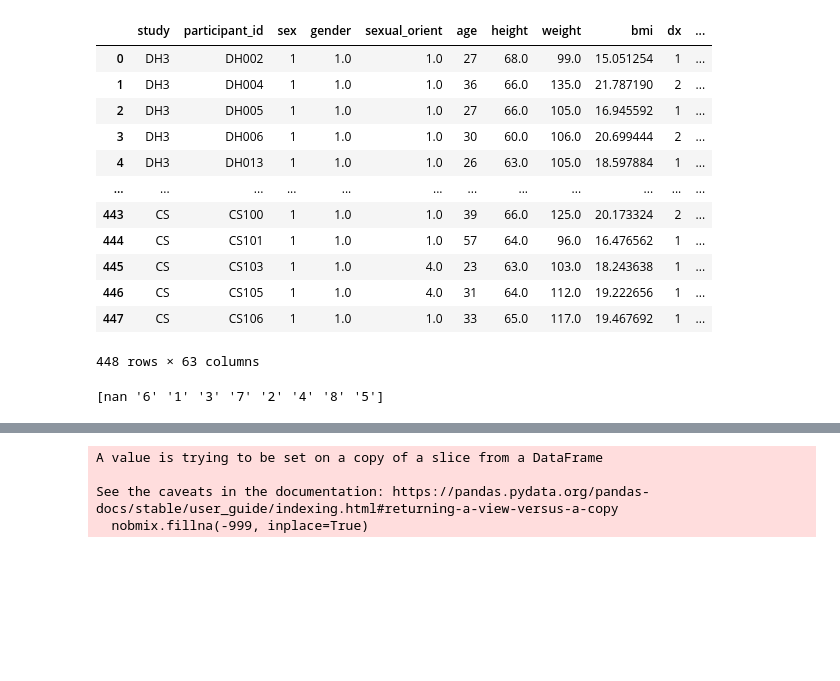
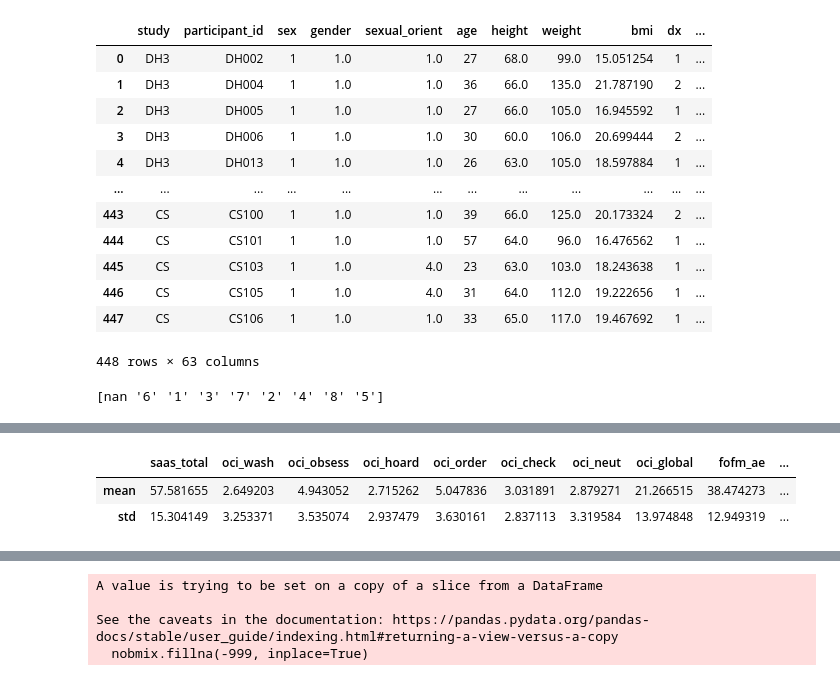
Before and after one commit to cecusack/anaan_ml, a Jupyter notebook: ML Python Code/anaan_machinelearning R&R.ipynb, the cells around one changed output, grey strips where cells are left out. Saved outputs shown, nothing was run; the diff lists cells and outputs as text; code cells hidden in the pictures; blank space fills up the shorter version.

```diff
--- a/ML Python Code/anaan_machinelearning R&R.ipynb
+++ b/ML Python Code/anaan_machinelearning R&R.ipynb
@@ -250,3 +320,50 @@ print(cleandat['income'].unique())
+# %%
+fullresult = cleandat.agg(
+                      {'saas_total':['mean', 'std'],
+                       'oci_wash':['mean', 'std'],
+                       'oci_wash':['mean', 'std'],
+                       'oci_obsess':['mean', 'std'],
+                       'oci_hoard':['mean', 'std'],
+                       'oci_order':['mean', 'std'],
+                       'oci_check':['mean', 'std'],
+                       'oci_neut':['mean', 'std'],
+                       'oci_global':['mean', 'std'],
+                       'fofm_ae':['mean', 'std'],
+                       'fofm_fab':['mean', 'std'],
+                       'fofm_fc':['mean', 'std'],
+                       'fofm_global':['mean', 'std'],
+                       'fmps_com':['mean', 'std'],
+                       'fmps_da':['mean', 'std'],
+                       'fmps_pc':['mean', 'std'],
+                       'fmps_pe':['mean', 'std'],
+                       'fmps_ps':['mean', 'std'],
+                       'fmps_total':['mean', 'std'],
+                       'pswq_total':['mean', 'std'],
+                       'bdi_total':['mean', 'std'],
+                       'efq_wtgain':['mean', 'std'],
+                       'efq_socialcons':['mean', 'std'],
+                       'efq_personal':['mean', 'std'],
+                       'efq_discomf':['mean', 'std'],
+                       'efq_socialeat':['mean', 'std'],
+                       'pclc_global':['mean', 'std'],
+                       'epsi_bodydis':['mean', 'std'],
+                       'epsi_bingeeat':['mean', 'std'],
+                       'epsi_cogrestraint':['mean', 'std'],
+                       'epsi_purge':['mean', 'std'],
+                       'epsi_restrict':['mean', 'std'],
+                       'epsi_exercise':['mean', 'std'],
+                       'epsi_negobesity':['mean', 'std'],
+                       'epsi_muscle':['mean', 'std'],
+                       'edeq_global':['mean', 'std'],
+                       'edeq_ec':['mean', 'std'],
+                       'edeq_wc':['mean', 'std'],
+                       'edeq_sc':['mean', 'std'],
+                       'edeq_restraint':['mean', 'std']})
+fullresult
+# %% [output]
+|  | saas_total | oci_wash | oci_obsess | oci_hoard | oci_order | oci_check | oci_neut | oci_global | fofm_ae | ... |
+| mean | 57.581655 | 2.649203 | 4.943052 | 2.715262 | 5.047836 | 3.031891 | 2.879271 | 21.266515 | 38.474273 | ... |
+| std | 15.304149 | 3.253371 | 3.535074 | 2.937479 | 3.630161 | 2.837113 | 3.319584 | 13.974848 | 12.949319 | ... |
 # %%
 #We're gonna start with decision trees
 from sklearn.metrics import f1_score,accuracy_score #model accuracy, F1 scores
```
Also changed, not shown: parts of 32 cells of this notebook, 4 other files.
